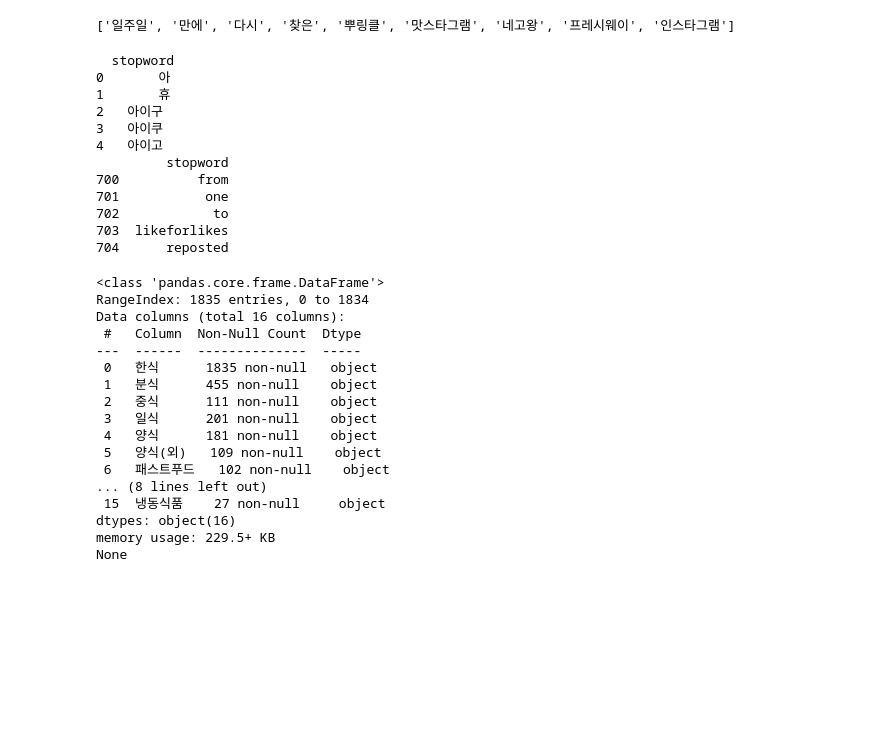
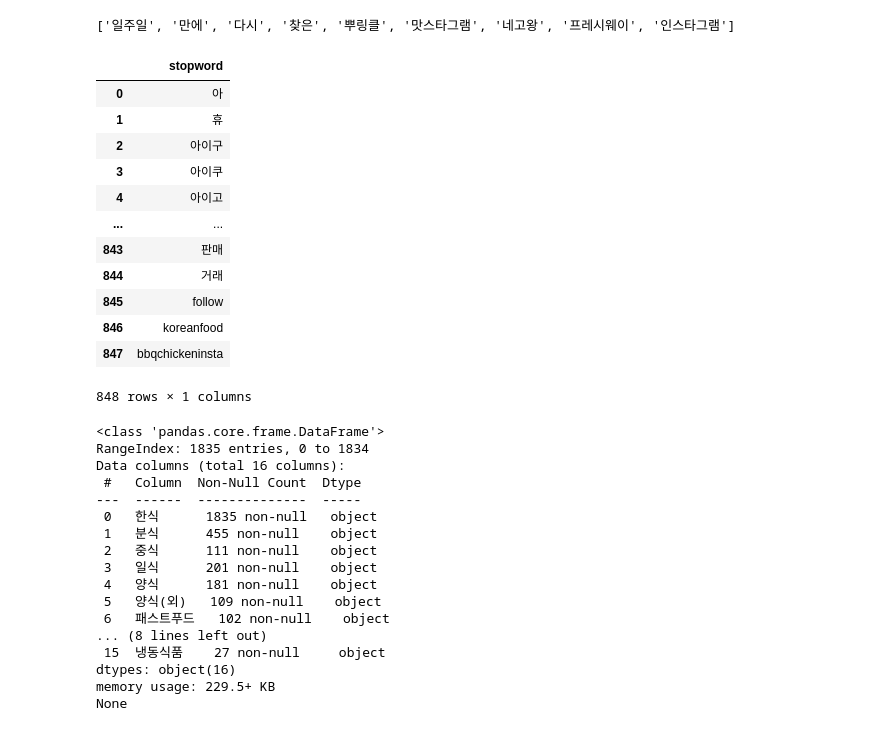
Before and after one commit to sangjiha/prj_SNS_trend, a Jupyter notebook: preprocessing_brandcount_wordcloud.ipynb, the cells around one changed output. Saved outputs shown, nothing was run; the diff lists cells and outputs as text; code cells hidden in the pictures; blank space fills up the shorter version.

```diff
--- a/preprocessing_brandcount_wordcloud.ipynb
+++ b/preprocessing_brandcount_wordcloud.ipynb
@@ -73,23 +74,22 @@ twitter.morphs('일주일만에 다시 찾은 뿌링클 맛스타그램 네고
 # %% [output]
 ['일주일', '만에', '다시', '찾은', '뿌링클', '맛스타그램', '네고왕', '프레시웨이', '인스타그램']
 # %%
-#stopwords 현 디렉토리에 추가 해야함
-stopwords = pd.read_csv('./stopwords_trend.csv',  encoding='CP949' ,index_col = 0)
-print(stopwords.head())
-print(stopwords.tail())
+stopwords = pd.read_csv('./stopwords_eng_and_kor.csv', encoding='CP949' ,index_col = 0)
+stopwords
 # %% [output]
+|  | stopword |
+| 0 | 아 |
+| 1 | 휴 |
+| 2 | 아이구 |
+| 3 | 아이쿠 |
+| 4 | 아이고 |
+| ... | ... |
+| 843 | 판매 |
+| 844 | 거래 |
+| 845 | follow |
+| 846 | koreanfood |
+| 847 | bbqchickeninsta |
-  stopword
-0       아
-1       휴
-2   아이구
-3   아이쿠
-4   아이고
-         stopword
-700          from
-701           one
-702            to
-703  likeforlikes
-704      reposted
+848 rows × 1 columns
 # %%
 #프랜차이즈 리스트
 stores = pd.read_excel('./프렌차이즈.xlsx')
```
Also changed, not shown: parts of 31 cells of this notebook, 35 other files.
